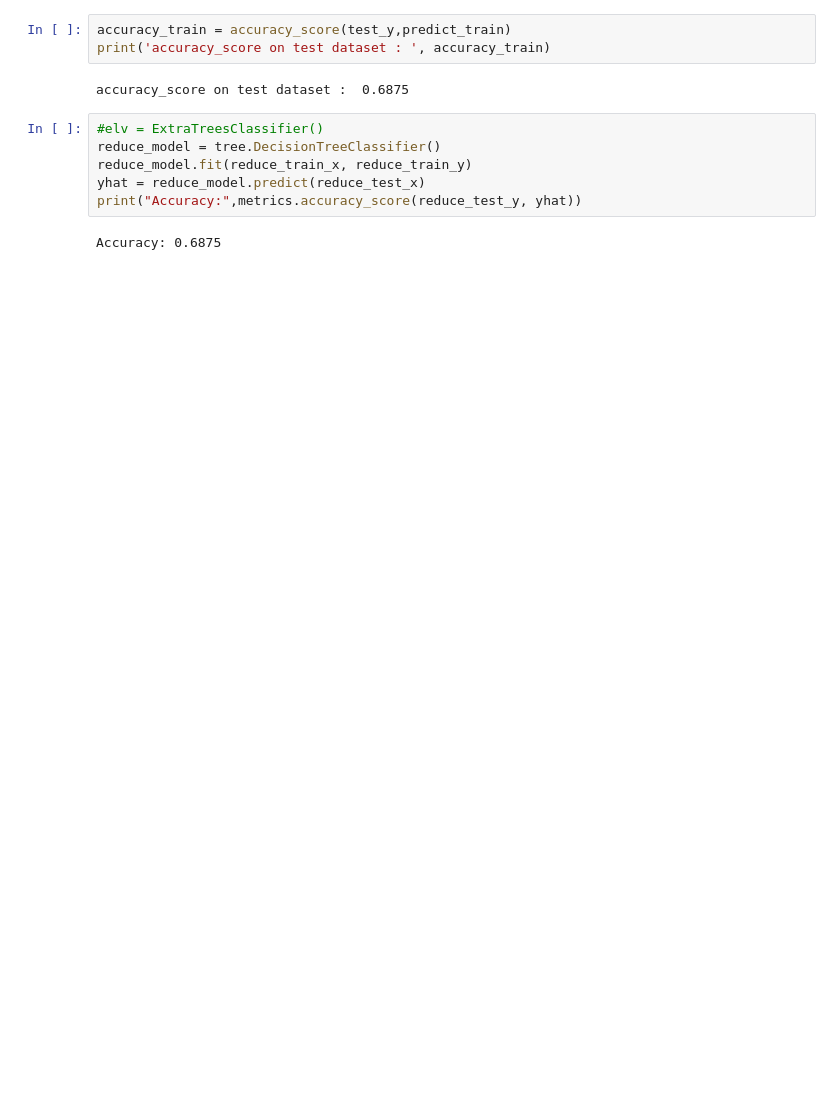
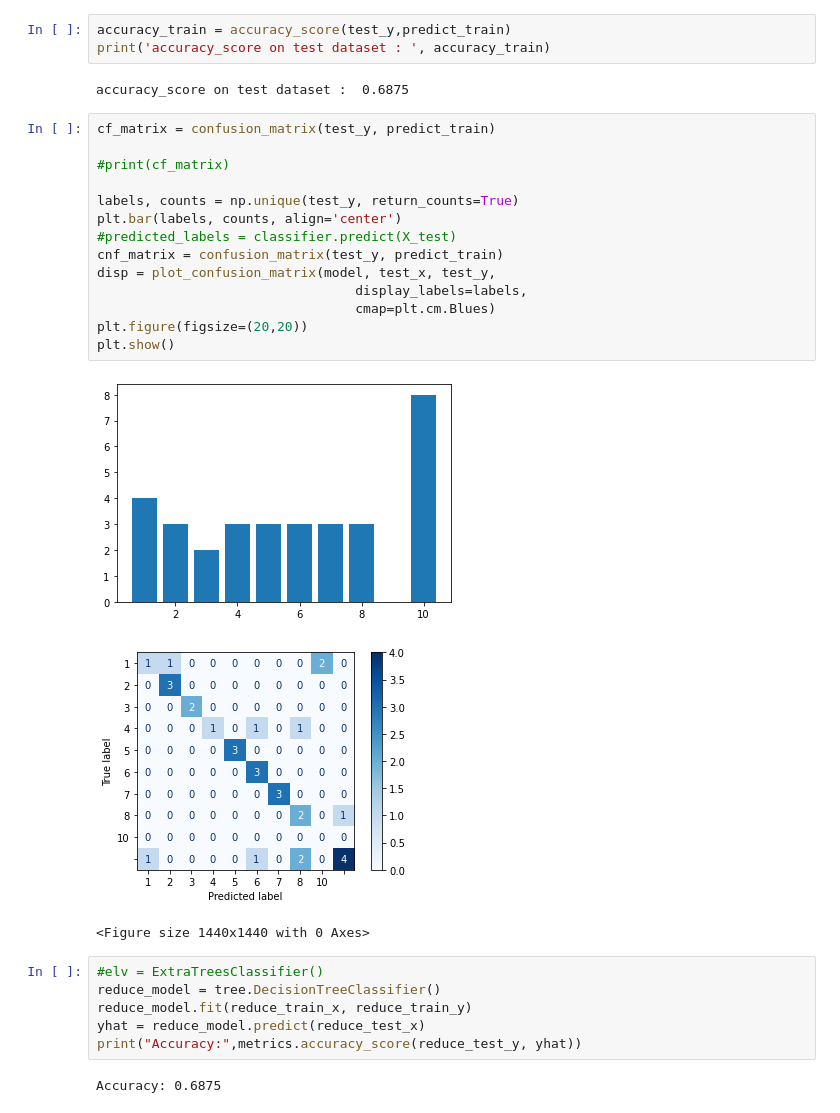
Before and after one commit to Jonathan-Bowden/jonathan-bowden.github.io, a Jupyter notebook: DataTraining.ipynb, the cells around one changed output. Drawn from its saved outputs; the diff is of its cells as text; blank space fills up the shorter version.

Commit message:
Final commit
-Added multiple confusion matrixes to show FAR and FRR

```diff
--- a/DataTraining.ipynb
+++ b/DataTraining.ipynb
@@ -180,6 +180,24 @@ accuracy_train = accuracy_score(test_y,predict_train)
 print('accuracy_score on test dataset : ', accuracy_train)
 # %% [output]
 accuracy_score on test dataset :  0.6875
+# %%
+cf_matrix = confusion_matrix(test_y, predict_train)
+
+#print(cf_matrix)
+
+labels, counts = np.unique(test_y, return_counts=True)
+plt.bar(labels, counts, align='center')
+#predicted_labels = classifier.predict(X_test)
+cnf_matrix = confusion_matrix(test_y, predict_train)
+disp = plot_confusion_matrix(model, test_x, test_y,
+                                 display_labels=labels,
+                                 cmap=plt.cm.Blues)
+plt.figure(figsize=(20,20))
+plt.show()
+# %% [output]
+[figure, added]
+[figure, added]
+<Figure size 1440x1440 with 0 Axes>
 # %%
 #elv = ExtraTreesClassifier()
 reduce_model = tree.DecisionTreeClassifier()
```
Also changed, not shown: parts of 10 cells of this notebook.
